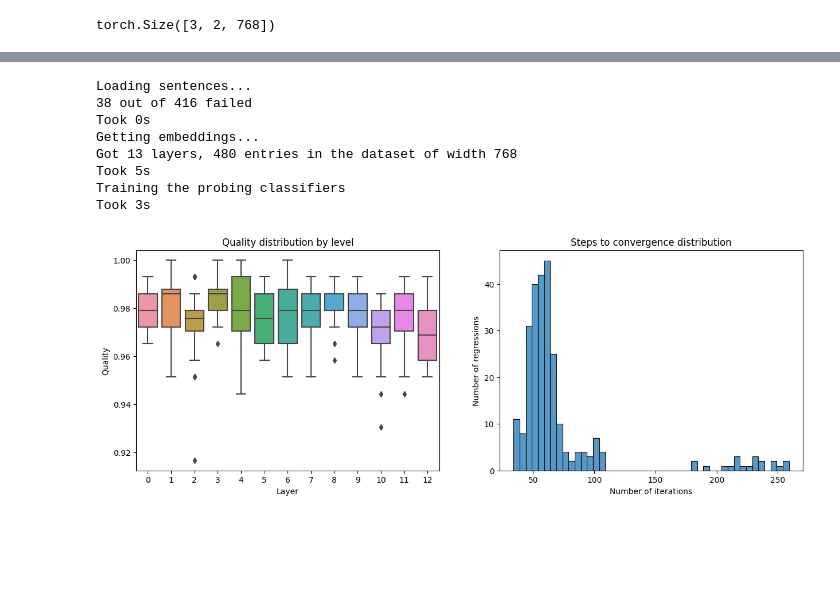
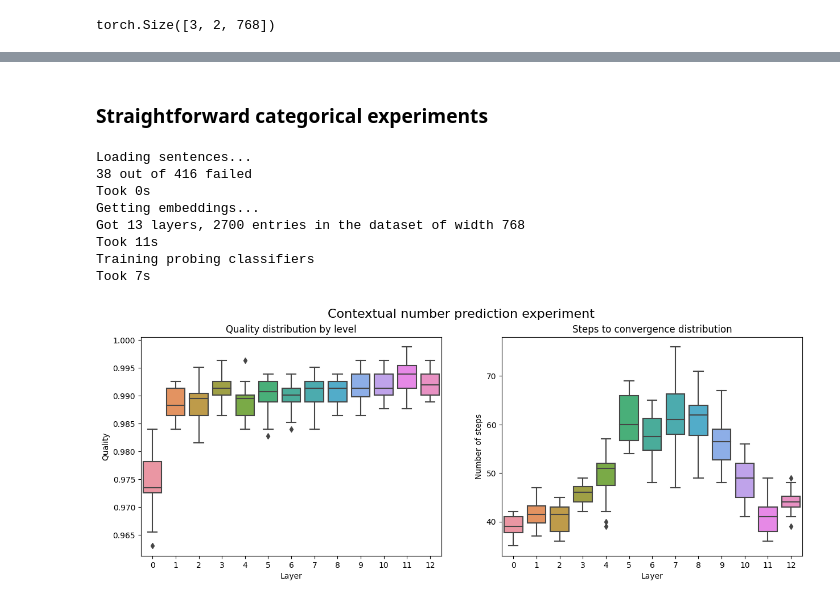
Before and after one commit to yulikdaniel/WordProbing, a Jupyter notebook: word_probing_bert.ipynb, the cells around one changed output, grey strips where cells are left out. Cells and saved outputs as stored; diff of their text form; code cells hidden in the pictures; blank space fills up the shorter version.

Commit message:
Changed iterations num graphics, added distanced experiments

```diff
--- a/word_probing_bert.ipynb
+++ b/word_probing_bert.ipynb
@@ -329,7 +356,7 @@ from time import time
 def logreg(args):
     layer, data = args
     X_train, X_test, y_train, y_test = data
-    le = LogisticRegression(tol=0.01, max_iter=1500)
+    le = LogisticRegression(tol=0.01, max_iter=3000)
     le = le.fit(X_train, y_train)
     y_pred = le.predict(X_test)
     return layer, accuracy_score(y_test, y_pred), le.n_iter_[0]
@@ -348,13 +375,15 @@ def rerun_logregs(data, targets, runs, threads):
         inputs = ((layer, train_test_split(data[layer], targets, train_size=0.7)) for run_i in range(runs) for layer in range(data.shape[0]))
         with Pool(threads) as pool:
             # It is important to use imap here and not map, since it avoids computing all inputs at once
-            res_ = list(pool.imap(logreg, inputs, chunksize=4)) # If you run out of RAM, you can reduce chunksize (and/or threads)
+            res_ = list(pool.imap(logreg, inputs, chunksize=1))
+            # Bigger chunksize should supposedly improve performance, but it doesn't, maybe the tasks are too big for it to be noticeable,
+            # however, it does introduce greater RAM usage, so it's not recommended to increase it
 
     res = [[] for _ in range(data.shape[0])]
-    iter_nums = []
+    iter_nums = [[] for _ in range(data.shape[0])]
     for layer, acc, iters in res_:
         res[layer].append(acc)
-        iter_nums.append(iters)
+        iter_nums[layer].append(iters)
 
     return res, iter_nums
 # %%
@@ -425,10 +454,11 @@ def separate_word_experiment(layers, TokenMerger, data_extractor, verbose=False,
 import seaborn as sns
 from matplotlib import pyplot as plt
 # %%
-def show_results(quals, iternums):
+def show_results(quals, iternums, title):
     fig, axes = plt.subplots(1, 2, figsize=(15,5))
+    fig.suptitle(title, fontsize=16)
     sns.boxplot(quals, ax=axes[0]).set(xlabel="Layer", ylabel="Quality", title="Quality distribution by level")
-    sns.histplot(iternums, ax=axes[1]).set(xlabel="Number of iterations", ylabel="Number of regressions", title="Steps to convergence distribution")
+    sns.boxplot(iternums, ax=axes[1]).set(xlabel="Layer", ylabel="Number of steps", title="Steps to convergence distribution")
 # %%
 number_parser = create_word_by_word_parser(["NOUN", "VERB", "ADJ"], "Number")
 gender_parser = create_word_by_word_parser(["NOUN", "VERB", "ADJ"], "Gender")
@@ -650,12 +476,15 @@ Took 3s
-# %%
-show_results(*separate_word_short(pron_type_parser))
-# %% [output]
-Loading sentences...
-38 out of 416 failed
-Took 0s
-Getting embeddings...
-Got 13 layers, 480 entries in the dataset of width 768
-Took 5s
-Training the probing classifiers
-Took 3s
-[figure, removed]
+# %% [markdown]
+### Straightforward categorical experiments
+# %%
+show_results(*word_in_sentence_short(number_parser),\
+             "Contextual number prediction experiment")
+# %% [output]
+Loading sentences...
+38 out of 416 failed
+Took 0s
+Getting embeddings...
+Got 13 layers, 2700 entries in the dataset of width 768
+Took 11s
+Training probing classifiers
+Took 7s
+[figure, added]
```
Also changed, not shown: parts of 52 cells of this notebook.
